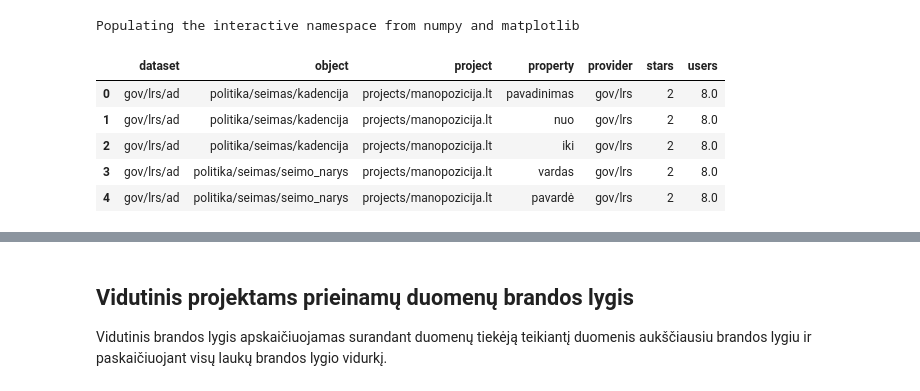
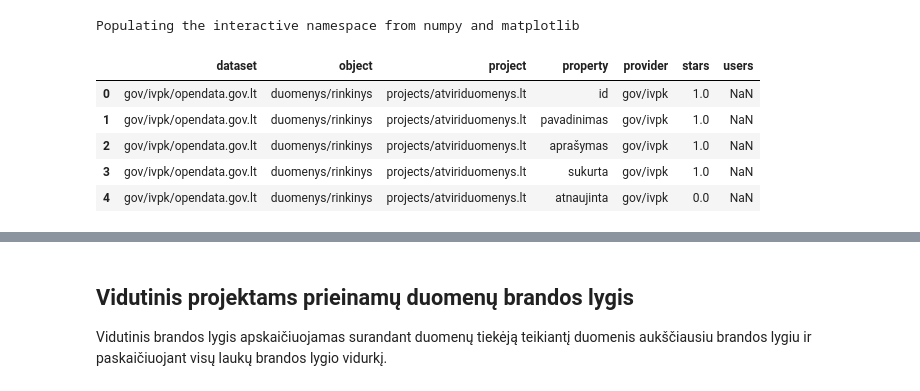
Before and after one commit to atviriduomenys/manifest, a Jupyter notebook: notebooks/metrics.ipynb, the cells around one changed output, grey strips where cells are left out. Drawn from its saved outputs; the diff is of its cells as text; code cells hidden in the pictures.

```diff
--- a/notebooks/metrics.ipynb
+++ b/notebooks/metrics.ipynb
@@ -26,43 +20,15 @@ def load_manifest_and_check_errors():
         for error in manifest.errors:
             print(error, file=sys.stderr)
     return manifest
-# %%
-manifest = load_manifest_and_check_errors()
-
-def table():
-    for project in manifest.objects['project'].values():
-        users = [x['users'] for x in project.get('impact', [])]
-        users = mean(users) if users else None
-        for obj_name, obj in project['objects'].items():
-            for prop_name, prop in obj['properties'].items():
-                datasets = list(find_datasets(manifest, obj_name, prop_name))
-                datasets = sorted(datasets, key=lambda x: x[1]['stars'])
-                if datasets:
-                    dataset, dataset_prop = datasets[-1]
-                    dataset = {
-                        'id': dataset['id'],
-                        'stars': dataset_prop['stars'],
-                        'provider': dataset['provider'],
-                    }
-                else:
-                    dataset = {'id': None, 'stars': 0, 'provider': None}
-
-                yield {
-                    'project': project['id'],
-                    'object': obj_name,
-                    'property': prop_name,
-                    'dataset': dataset['id'],
-                    'provider': dataset['provider'],
-                    'stars': dataset['stars'],
-                    'users': users,
-                }
-
-frame = pd.DataFrame(list(table()))
-frame.head()
-# %% [output]
-|  | dataset | object | project | property | provider | stars | users |
-| 0 | gov/lrs/ad | politika/seimas/kadencija | projects/manopozicija.lt | pavadinimas | gov/lrs | 2 | 8.0 |
-| 1 | gov/lrs/ad | politika/seimas/kadencija | projects/manopozicija.lt | nuo | gov/lrs | 2 | 8.0 |
-| 2 | gov/lrs/ad | politika/seimas/kadencija | projects/manopozicija.lt | iki | gov/lrs | 2 | 8.0 |
-| 3 | gov/lrs/ad | politika/seimas/seimo_narys | projects/manopozicija.lt | vardas | gov/lrs | 2 | 8.0 |
-| 4 | gov/lrs/ad | politika/seimas/seimo_narys | projects/manopozicija.lt | pavardė | gov/lrs | 2 | 8.0 |
+# %%
+manifest = load_manifest_and_check_errors()
+table = list(get_flat_projects_and_datasets(manifest))
+df = pd.DataFrame(table)
+df.head()
+# %% [output]
+|  | dataset | object | project | property | provider | stars | users |
+| 0 | gov/ivpk/opendata.gov.lt | duomenys/rinkinys | projects/atviriduomenys.lt | id | gov/ivpk | 1.0 | NaN |
+| 1 | gov/ivpk/opendata.gov.lt | duomenys/rinkinys | projects/atviriduomenys.lt | pavadinimas | gov/ivpk | 1.0 | NaN |
+| 2 | gov/ivpk/opendata.gov.lt | duomenys/rinkinys | projects/atviriduomenys.lt | aprašymas | gov/ivpk | 1.0 | NaN |
+| 3 | gov/ivpk/opendata.gov.lt | duomenys/rinkinys | projects/atviriduomenys.lt | sukurta | gov/ivpk | 1.0 | NaN |
+| 4 | gov/ivpk/opendata.gov.lt | duomenys/rinkinys | projects/atviriduomenys.lt | atnaujinta | gov/ivpk | 0.0 | NaN |
```
Also changed, not shown: parts of 10 cells of this notebook, 2 other files.
